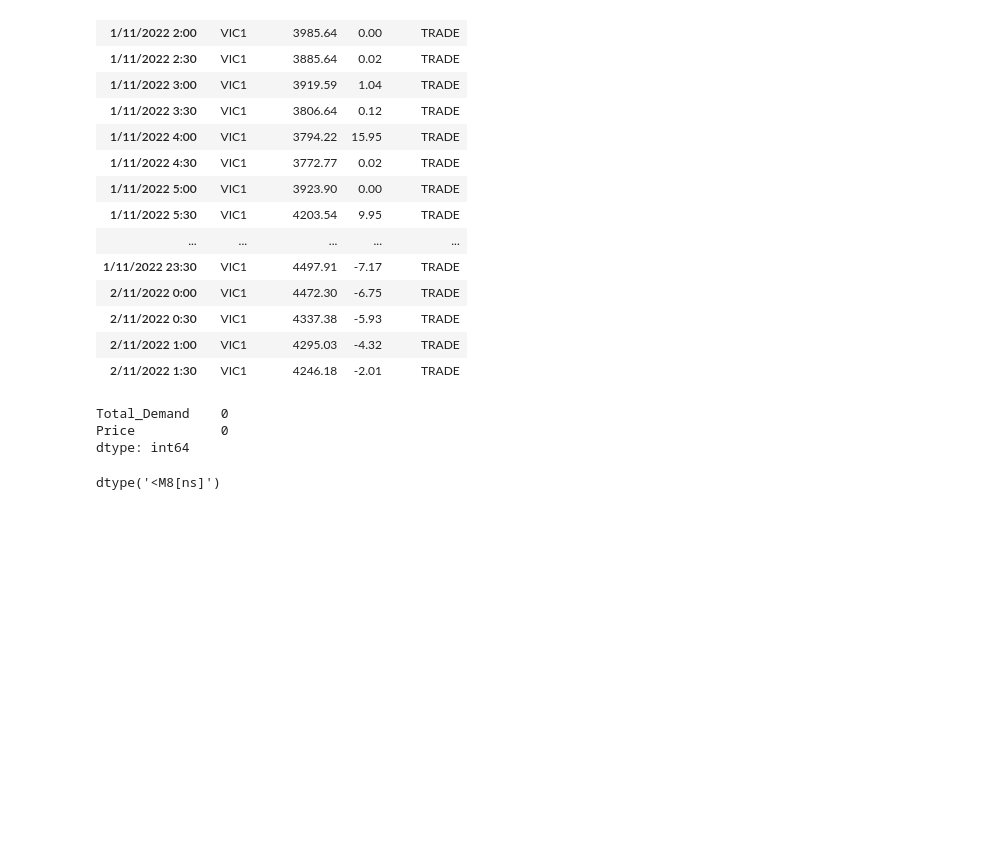
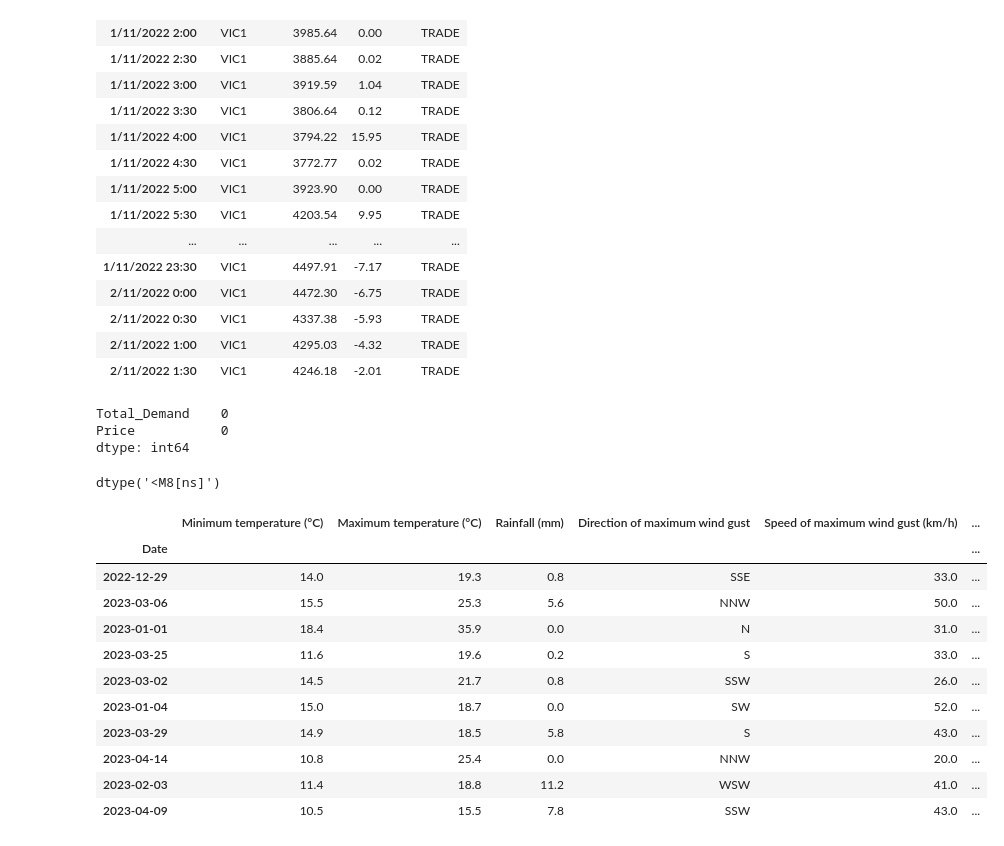
Before and after one commit to HillarP/Energy_Prediction, a Jupyter notebook: Jigar_Assignment_2.ipynb, the cells around one changed output. Cells and saved outputs as stored; diff of their text form; code cells hidden in the pictures; blank space fills up the shorter version.

```diff
--- a/Jigar_Assignment_2.ipynb
+++ b/Jigar_Assignment_2.ipynb
@@ -246,3 +246,18 @@ dtype: int64
 df_price_demand.index.dtype
 # %% [output]
 dtype('<M8[ns]')
+# %%
+df_weather.sample(10)
+# %% [output]
+|  | Minimum temperature (°C) | Maximum temperature (°C) | Rainfall (mm) | Direction of maximum wind gust | Speed of maximum wind gust (km/h) | ... |
+| Date |  |  |  |  |  | ... |
+| 2022-12-29 | 14.0 | 19.3 | 0.8 | SSE | 33.0 | ... |
+| 2023-03-06 | 15.5 | 25.3 | 5.6 | NNW | 50.0 | ... |
+| 2023-01-01 | 18.4 | 35.9 | 0.0 | N | 31.0 | ... |
+| 2023-03-25 | 11.6 | 19.6 | 0.2 | S | 33.0 | ... |
+| 2023-03-02 | 14.5 | 21.7 | 0.8 | SSW | 26.0 | ... |
+| 2023-01-04 | 15.0 | 18.7 | 0.0 | SW | 52.0 | ... |
+| 2023-03-29 | 14.9 | 18.5 | 5.8 | S | 43.0 | ... |
+| 2023-04-14 | 10.8 | 25.4 | 0.0 | NNW | 20.0 | ... |
+| 2023-02-03 | 11.4 | 18.8 | 11.2 | WSW | 41.0 | ... |
+| 2023-04-09 | 10.5 | 15.5 | 7.8 | SSW | 43.0 | ... |
```
Also changed, not shown: parts of 5 cells of this notebook.
